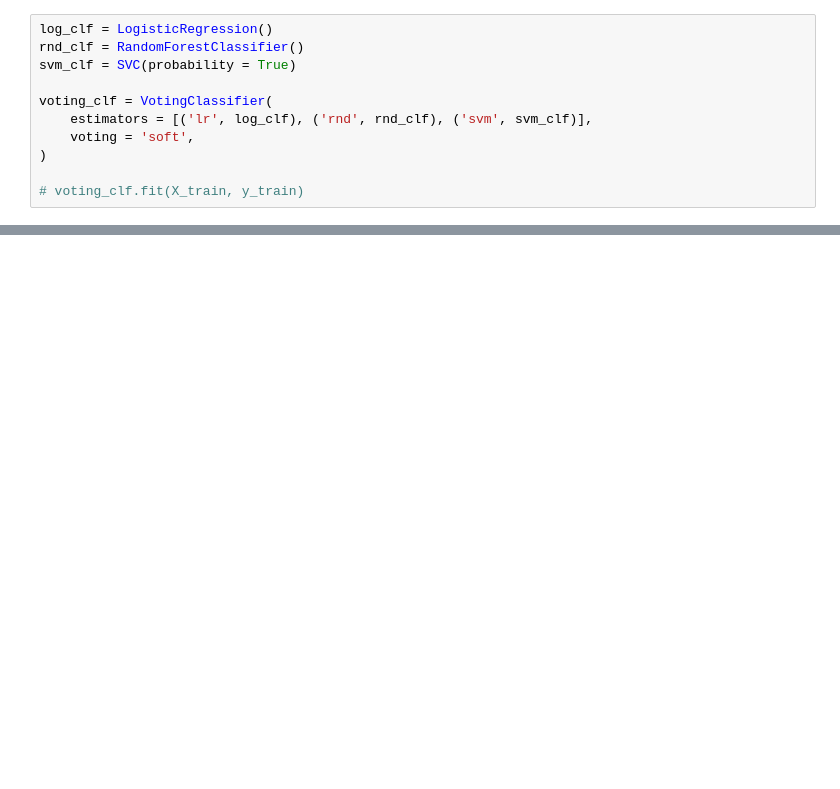
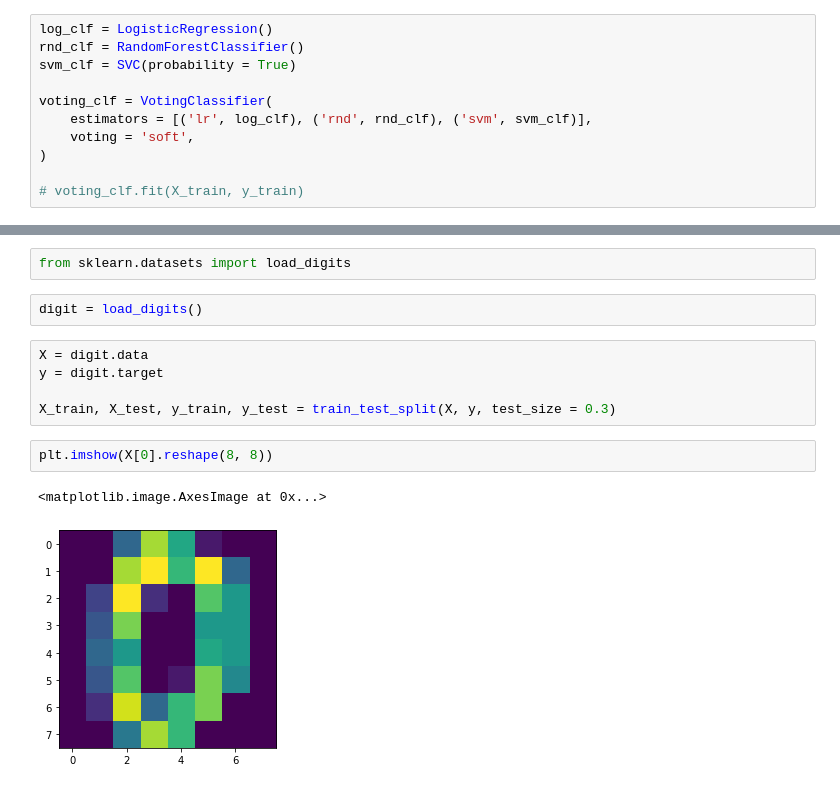
Before and after one commit to SubhoBasak/Learning_DataScience, a Jupyter notebook: 06_RandomForest/random_forest.ipynb, the cells around one changed output, grey strips where cells are left out. Cells and saved outputs as stored; diff of their text form; blank space fills up the shorter version.

```diff
--- a/06_RandomForest/random_forest.ipynb
+++ b/06_RandomForest/random_forest.ipynb
@@ -63,0 +269,14 @@ VotingClassifier 0.9625
+# %%
+from sklearn.datasets import load_digits
+# %%
+digit = load_digits()
+# %%
+X = digit.data
+y = digit.target
+
+X_train, X_test, y_train, y_test = train_test_split(X, y, test_size = 0.3)
+# %%
+plt.imshow(X[0].reshape(8, 8))
+# %% [output]
+<matplotlib.image.AxesImage at 0x...>
+[figure, added]
```
Also changed, not shown: parts of 32 cells of this notebook, 3 other files.
